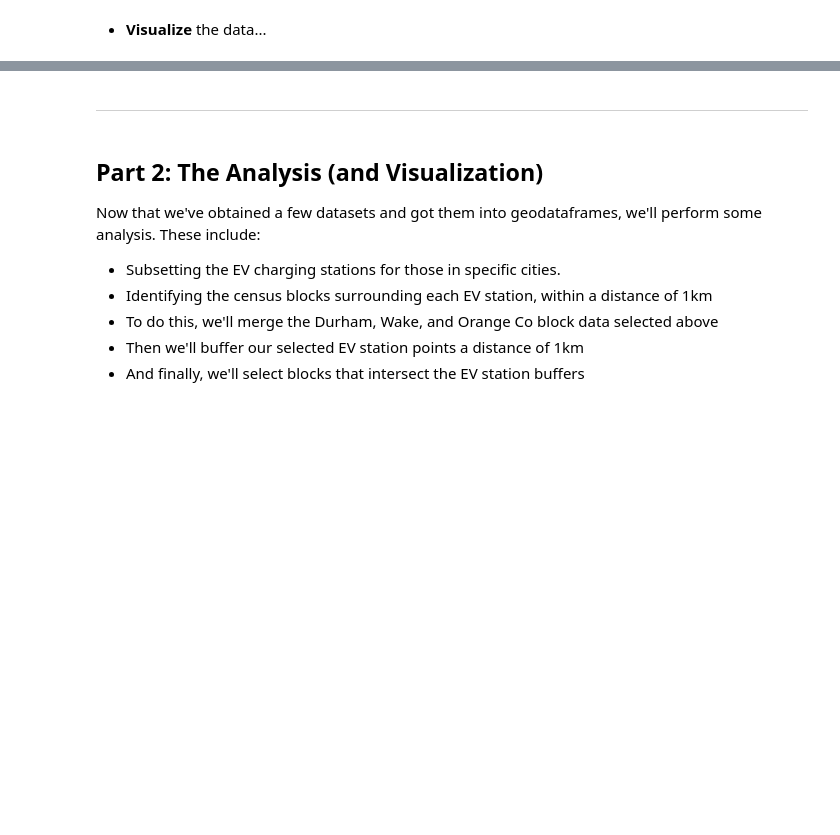
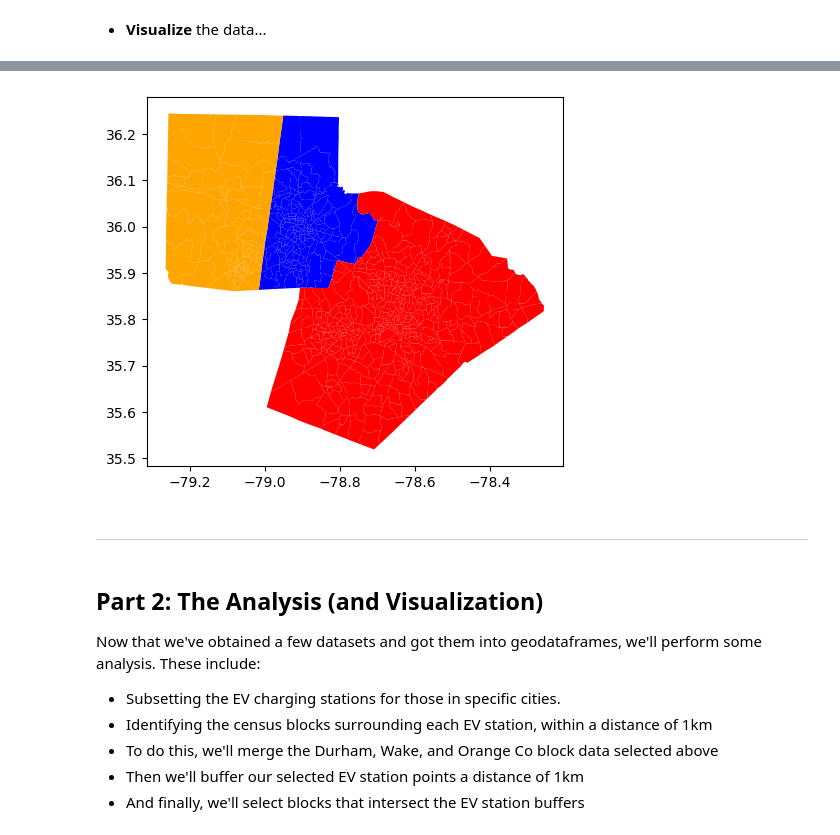
Before and after one commit to alison-stouffer/SpatialDataFrames, a Jupyter notebook: lessons/2a-Spatial-analysis-with-GeoPandas.ipynb, the cells around one changed output, grey strips where cells are left out. Saved outputs shown, nothing was run; the diff lists cells and outputs as text; code cells hidden in the pictures; blank space fills up the shorter version.

```diff
--- a/lessons/2a-Spatial-analysis-with-GeoPandas.ipynb
+++ b/lessons/2a-Spatial-analysis-with-GeoPandas.ipynb
@@ -152,13 +230,16 @@ gdf_Chatam =
 # %%
 #Plot the block groups for all three counties
 
 #First, plot one geodataframe, saving the output as "thePlot"
-
+thePlot1 = gdf_DurmBlkGroups.plot(color='blue');
 
 #Plot another geodataframe, telling it to use the axes in "thePlot" created above
-
+thePlot2 = gdf_WakeBlkGroups.plot(ax=thePlot1, color='red');
 
 #Repeat...
+thePlot3 = gdf_OrangeBlkGroups.plot(ax=thePlot2, color='orange');
+# %% [output]
+[figure, added]
 # %% [markdown]
 ---
 # %% [markdown]
```
Also changed, not shown: parts of 59 cells of this notebook.
